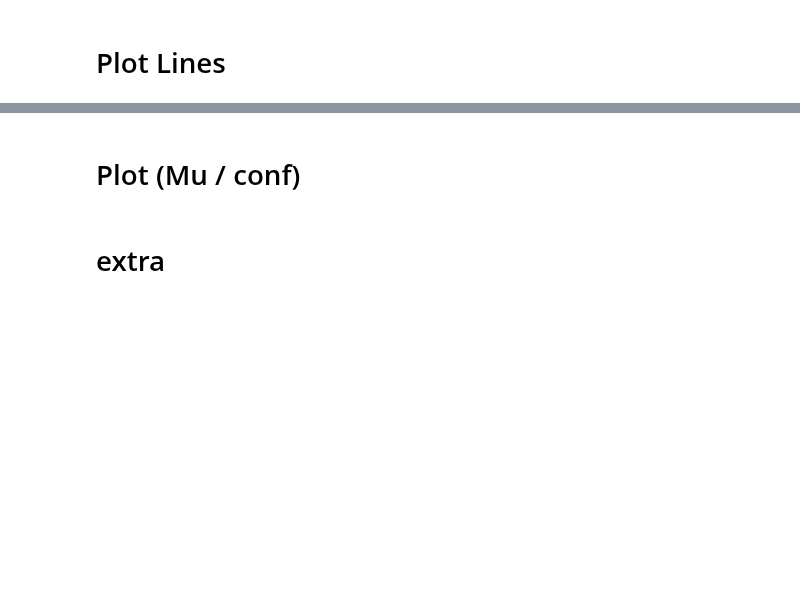
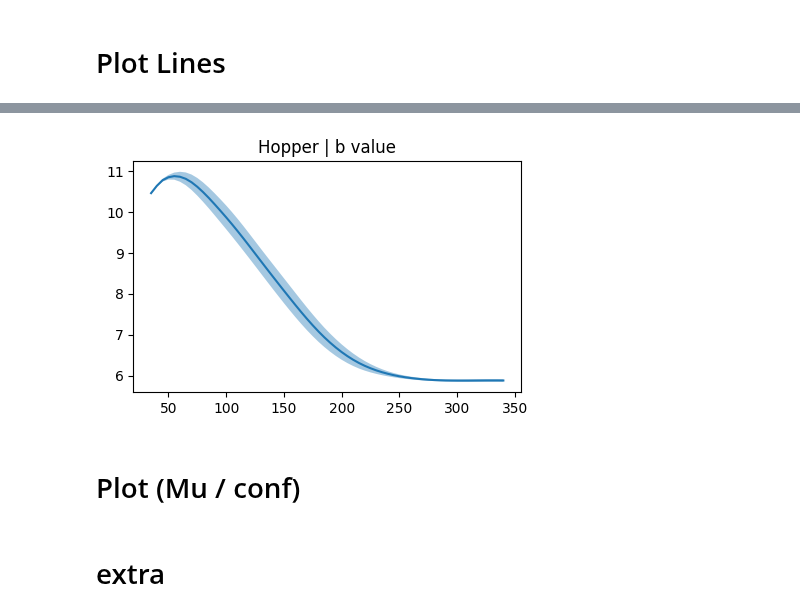
Before and after one commit to adibka/RIZE, a Jupyter notebook: plot.ipynb, the cells around one changed output, grey strips where cells are left out. Drawn from its saved outputs; the diff is of its cells as text; code cells hidden in the pictures; blank space fills up the shorter version.

```diff
--- a/plot.ipynb
+++ b/plot.ipynb
@@ -653,3 +658,8 @@ plot_lines(paths, 'Walker', 330, window=10)
+# %%
+paths = (path_s0, path_s1, path_s2, path_s3, path_s4)
+plot_extra(paths, "hopper", title='b value', item='trainer/Bias Value', d1=False)
+# %% [output]
+[figure, added]
 # %% [markdown]
 # Plot (Mu / conf)
 # %%
```
Also changed, not shown: parts of 47 cells of this notebook, 12 other files.
